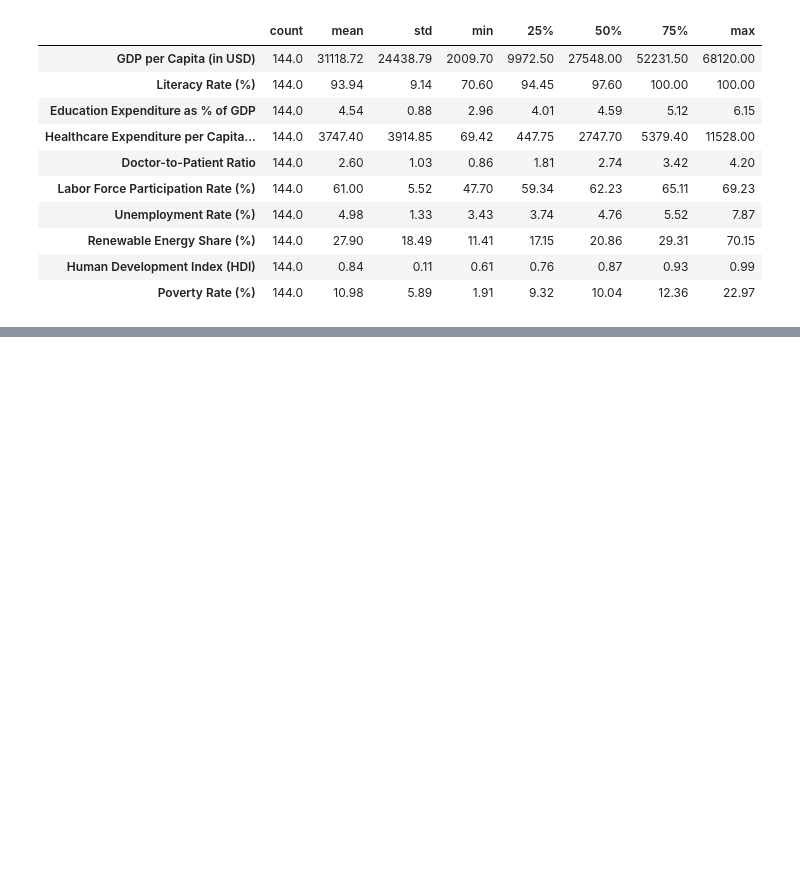
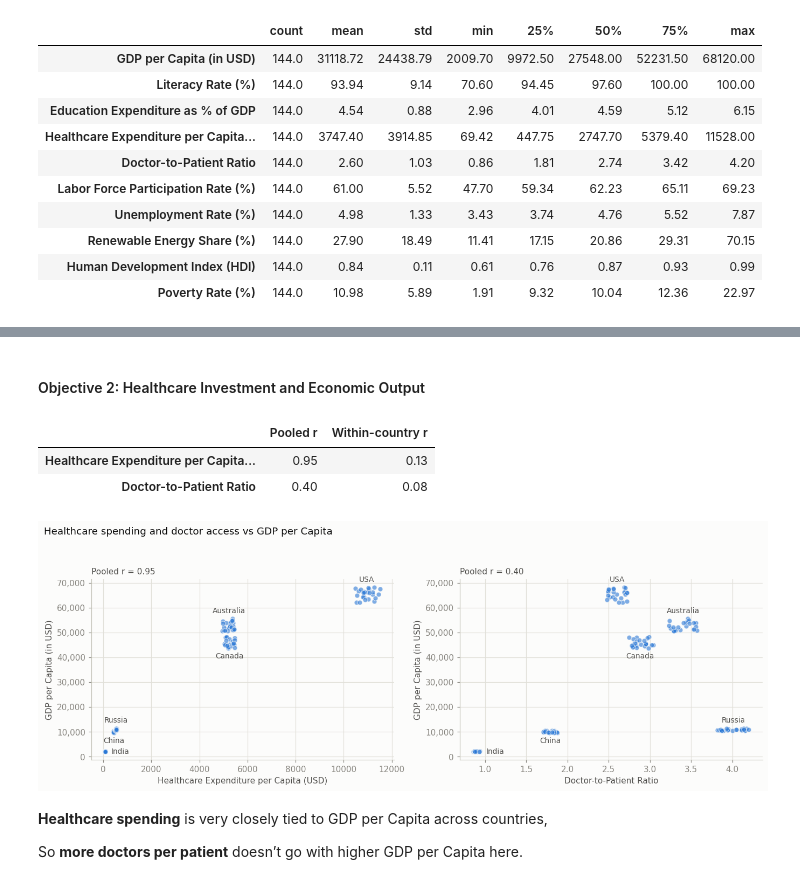
Before and after one commit to aaronawsg/capstone, a Jupyter notebook: Capstone_Economics_Analysis.ipynb, the cells around one changed output, grey strips where cells are left out. Drawn from its saved outputs; the diff is of its cells as text; code cells hidden in the pictures; blank space fills up the shorter version.

```diff
--- a/Capstone_Economics_Analysis.ipynb
+++ b/Capstone_Economics_Analysis.ipynb
@@ -225,0 +367,14 @@ df[KEY].describe().T.round(2)
+# %% [markdown]
+#### Objective 2: Healthcare Investment and Economic Output
+# %%
+objective_view("Healthcare", OBJECTIVES["2. Healthcare Investment"],
+               "Healthcare spending and doctor access vs GDP per Capita")
+# %% [output]
+|  | Pooled r | Within-country r |
+| Healthcare Expenditure per Capita... | 0.95 | 0.13 |
+| Doctor-to-Patient Ratio | 0.40 | 0.08 |
+[figure, added]
+# %% [markdown]
+**Healthcare spending** is very closely tied to GDP per Capita across countries,
+
+So **more doctors per patient** doesn’t go with higher GDP per Capita here.
```
Also changed, not shown: parts of 11 cells of this notebook.
